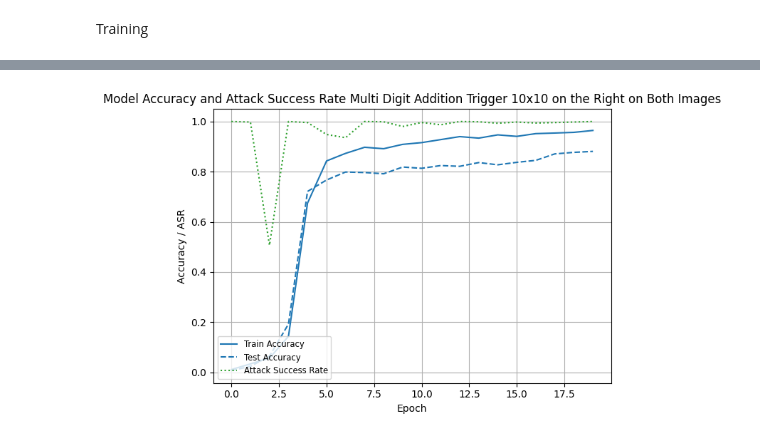
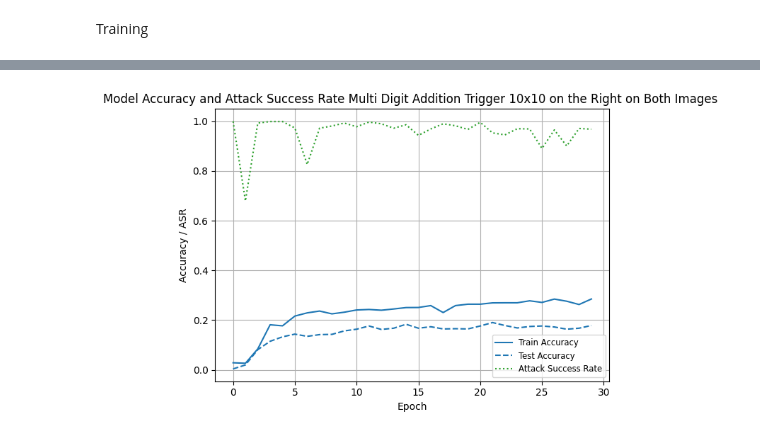
Before and after one commit to myriamcg/NeSy-vs-Backdoors, a Jupyter notebook: logictensornetwork/examples/mnist/attacks/multi_digit_add/right trigger/0.1_10_both.ipynb, the cells around one changed output, grey strips where cells are left out. Saved outputs shown, nothing was run; the diff lists cells and outputs as text; code cells hidden in the pictures.

```diff
--- a/logictensornetwork/examples/mnist/attacks/multi_digit_add/right trigger/0.1_10_both.ipynb
+++ b/logictensornetwork/examples/mnist/attacks/multi_digit_add/right trigger/0.1_10_both.ipynb
@@ -269,54 +264,54 @@ Attack Success Rate (ASR): 0.9790
 # %%
-# import matplotlib.pyplot as plt
+import matplotlib.pyplot as plt
 
-# epochs = range(len(history['train_accuracy']))
+epochs = range(len(history['train_accuracy']))
+
+plt.figure()
+plt.xlabel("Epoch")
+plt.ylabel("Accuracy / ASR")
+plt.title("Model Accuracy and Attack Success Rate Multi Digit Addition Trigger 10x10 on the Right on Both Images ")
+
+# Plot Train and Test Accuracy
+plt.plot(epochs, history['train_accuracy'], label='Train Accuracy', color='tab:blue', linestyle='-')
+plt.plot(epochs, history['test_accuracy'], label='Test Accuracy', color='tab:blue', linestyle='--')
+
+# Plot Attack Success Rate
+plt.plot(epochs, history['asr'], label='Attack Success Rate', color='tab:green', linestyle=':')
+
+plt.legend(loc='best', fontsize='small')
+plt.grid(True)
+plt.tight_layout()
+plt.show()
+
+# # again, hardcoded because i stopped the model after 20 epochs, run the code above when retraining
+# train_accuracy_2 = [
+#     0.0110, 0.0336, 0.0565, 0.1436, 0.6745, 0.8428, 0.8730, 0.8973, 0.8916, 0.9089,
+#     0.9159, 0.9279, 0.9398, 0.9338, 0.9468, 0.9408, 0.9518, 0.9541, 0.9568, 0.9644
+# ]
+
+# test_accuracy_2 = [
+#     0.0069, 0.0238, 0.0645, 0.1925, 0.7212, 0.7669, 0.7986, 0.7966, 0.7917, 0.8185,
+#     0.8135, 0.8244, 0.8214, 0.8363, 0.8274, 0.8373, 0.8452, 0.8710, 0.8770, 0.8810
+# ]
+
+# asr_2 = [
+#     1.0000, 0.9980, 0.5069, 1.0000, 0.9960, 0.9484, 0.9355, 1.0000, 0.9990, 0.9802,
+#     0.9960, 0.9871, 1.0000, 0.9990, 0.9931, 0.9980, 0.9940, 0.9960, 0.9980, 1.0000
+# ]
+
+# epochs = range(len(train_accuracy_2))
 
 # plt.figure()
+# plt.plot(epochs, train_accuracy_2, label='Train Accuracy', color='tab:blue', linestyle='-')
+# plt.plot(epochs, test_accuracy_2, label='Test Accuracy', color='tab:blue', linestyle='--')
+# plt.plot(epochs, asr_2, label='Attack Success Rate', color='tab:green', linestyle=':')
+
 # plt.xlabel("Epoch")
 # plt.ylabel("Accuracy / ASR")
-# plt.title("Model Accuracy and Attack Success Rate Multi Digit Addition Trigger 10x10 on the Right on Both Images ")
-
-# # Plot Train and Test Accuracy
-# plt.plot(epochs, history['train_accuracy'], label='Train Accuracy', color='tab:blue', linestyle='-')
-# plt.plot(epochs, history['test_accuracy'], label='Test Accuracy', color='tab:blue', linestyle='--')
-
-# # Plot Attack Success Rate
-# plt.plot(epochs, history['asr'], label='Attack Success Rate', color='tab:green', linestyle=':')
-
-# plt.legend(loc='best', fontsize='small')
+# plt.title("Model Accuracy and Attack Success Rate Multi Digit Addition Trigger 10x10 on the Right on Both Images")
+# plt.legend(loc='lower left', fontsize='small')
 # plt.grid(True)
 # plt.tight_layout()
 # plt.show()
-
-# again, hardcoded because i stopped the model after 20 epochs, run the code above when retraining
-train_accuracy_2 = [
-    0.0110, 0.0336, 0.0565, 0.1436, 0.6745, 0.8428, 0.8730, 0.8973, 0.8916, 0.9089,
-    0.9159, 0.9279, 0.9398, 0.9338, 0.9468, 0.9408, 0.9518, 0.9541, 0.9568, 0.9644
-]
-
-test_accuracy_2 = [
-    0.0069, 0.0238, 0.0645, 0.1925, 0.7212, 0.7669, 0.7986, 0.7966, 0.7917, 0.8185,
-    0.8135, 0.8244, 0.8214, 0.8363, 0.8274, 0.8373, 0.8452, 0.8710, 0.8770, 0.8810
-]
-
-asr_2 = [
-    1.0000, 0.9980, 0.5069, 1.0000, 0.9960, 0.9484, 0.9355, 1.0000, 0.9990, 0.9802,
-    0.9960, 0.9871, 1.0000, 0.9990, 0.9931, 0.9980, 0.9940, 0.9960, 0.9980, 1.0000
-]
-
-epochs = range(len(train_accuracy_2))
-
-plt.figure()
-plt.plot(epochs, train_accuracy_2, label='Train Accuracy', color='tab:blue', linestyle='-')
-plt.plot(epochs, test_accuracy_2, label='Test Accuracy', color='tab:blue', linestyle='--')
-plt.plot(epochs, asr_2, label='Attack Success Rate', color='tab:green', linestyle=':')
-
-plt.xlabel("Epoch")
-plt.ylabel("Accuracy / ASR")
-plt.title("Model Accuracy and Attack Success Rate Multi Digit Addition Trigger 10x10 on the Right on Both Images")
-plt.legend(loc='lower left', fontsize='small')
-plt.grid(True)
-plt.tight_layout()
-plt.show()
 # %% [output]
-[figure, old version]
+[figure, new version]
```
Also changed, not shown: parts of 5 cells of this notebook, 13 other files.
